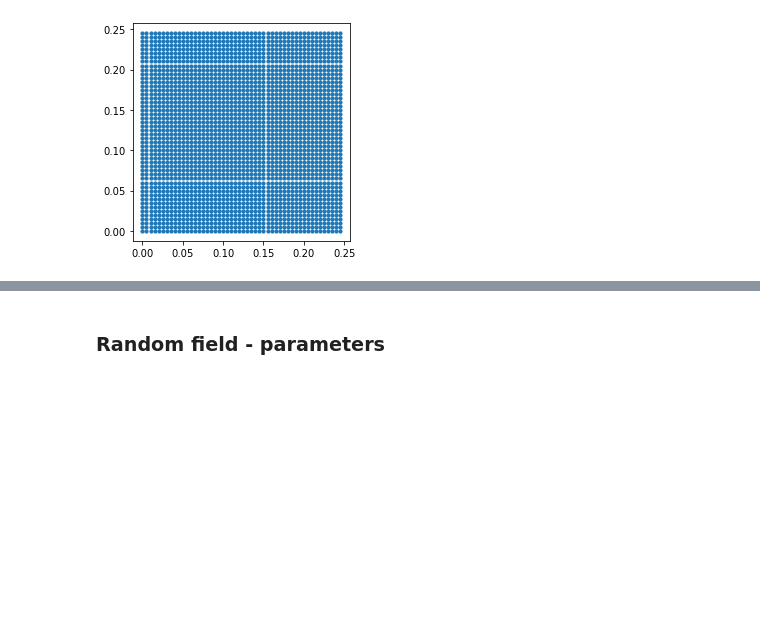
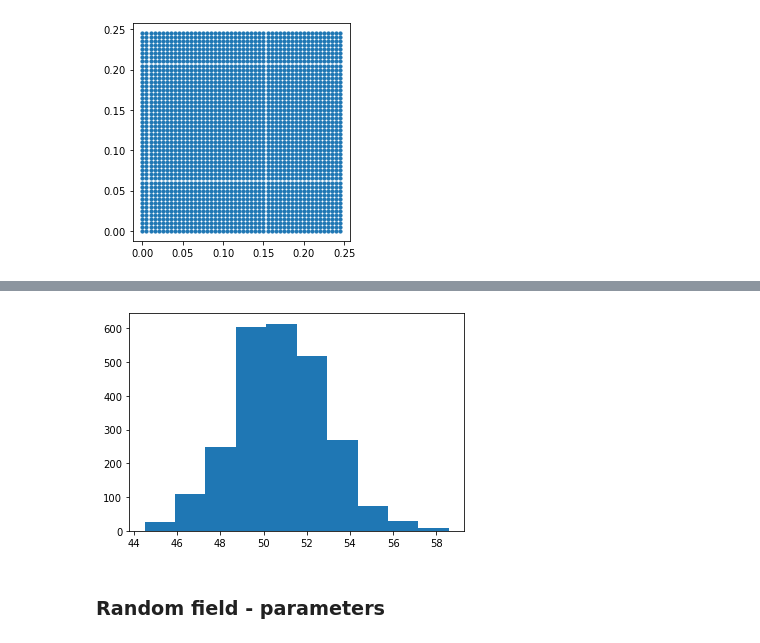
Before and after one commit to mark-hobbs/pyrf, a Jupyter notebook: Random_field_generation.ipynb, the cells around one changed output, grey strips where cells are left out. Drawn from its saved outputs; the diff is of its cells as text; code cells hidden in the pictures; blank space fills up the shorter version.

```diff
--- a/Random_field_generation.ipynb
+++ b/Random_field_generation.ipynb
@@ -37,3 +50,12 @@ Number of nodes: 2500
+# %%
+gaussian = Gaussian(42.3, 5)
+lognormal = LogNormal(42.3, 800)
+md = MD(C, lognormal)
+K = md.build_distribution()
+# %%
+plt.hist(K);
+# %% [output]
+[figure, added]
 # %% [markdown]
 ### Random field - parameters
 # %%
```
Also changed, not shown: parts of 5 cells of this notebook, 4 other files.
